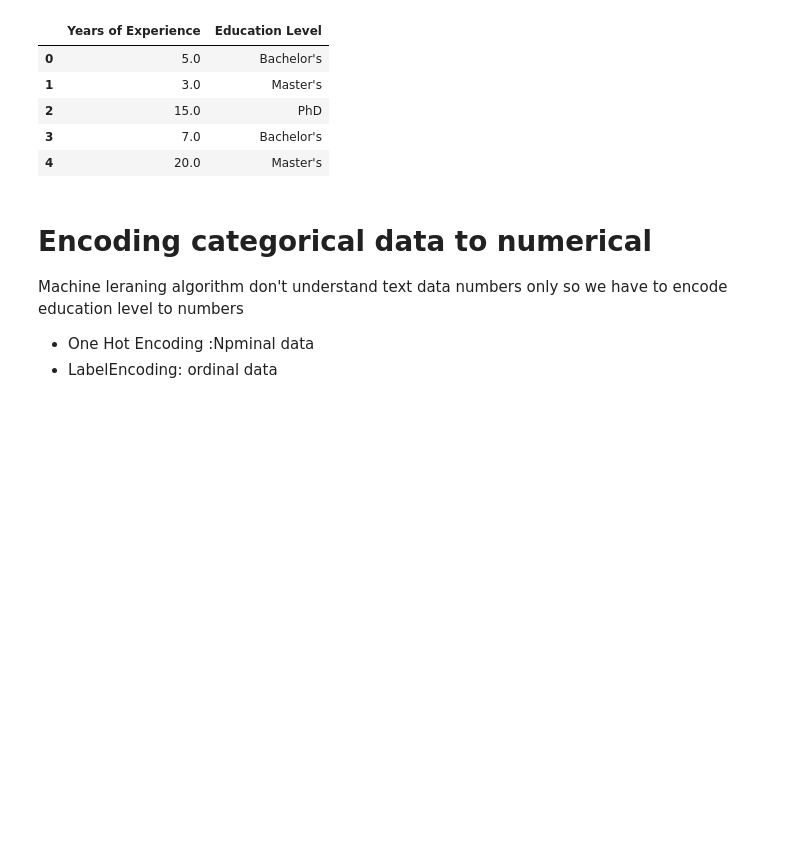
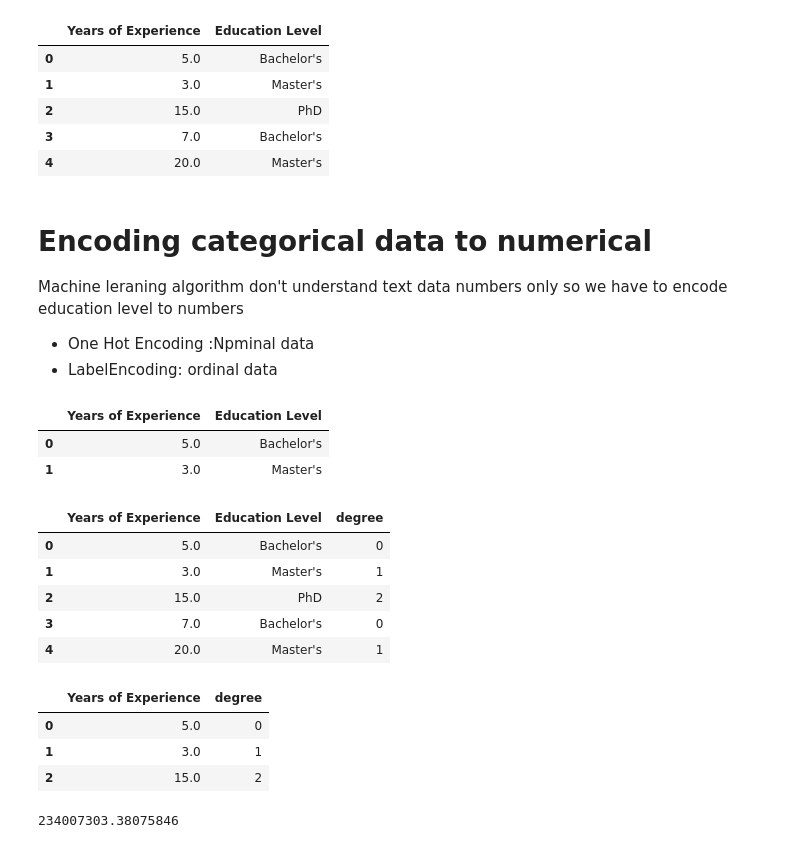
Before and after one commit to itsmepramila/Learn-Data-Science-, a Jupyter notebook: introduction to linear regression.ipynb, the cells around one changed output. Saved outputs shown, nothing was run; the diff lists cells and outputs as text; code cells hidden in the pictures; blank space fills up the shorter version.

```diff
--- a/introduction to linear regression.ipynb
+++ b/introduction to linear regression.ipynb
@@ -459,3 +459,32 @@ X.head()
  Machine leraning algorithm don't understand text data numbers only so we have to encode education level to numbers
 * One Hot Encoding :Npminal data
 * LabelEncoding: ordinal data
+# %%
+X.head(2)
+# %% [output]
+|  | Years of Experience | Education Level |
+| 0 | 5.0 | Bachelor's |
+| 1 | 3.0 | Master's |
+# %%
+from sklearn.preprocessing import LabelEncoder
+encoder=LabelEncoder()
+degree_encoded=encoder.fit_transform(X['Education Level'])
+# %%
+X['degree']=degree_encoded
+# %%
+X.head()
+# %% [output]
+|  | Years of Experience | Education Level | degree |
+| 0 | 5.0 | Bachelor's | 0 |
+| 1 | 3.0 | Master's | 1 |
+| 2 | 15.0 | PhD | 2 |
+| 3 | 7.0 | Bachelor's | 0 |
+| 4 | 20.0 | Master's | 1 |
+# %%
+feature_X = X.loc[:, ['Years of Experience', 'degree']]
+feature_X.head(3)
+# %% [output]
+|  | Years of Experience | degree |
+| 0 | 5.0 | 0 |
+| 1 | 3.0 | 1 |
+| 2 | 15.0 | 2 |
@@ -461,0 +507,4 @@ X.head()
+# %%
+mse
+# %% [output]
+234007303.38075846
```
Also changed, not shown: parts of 11 cells of this notebook, 4 other files.
